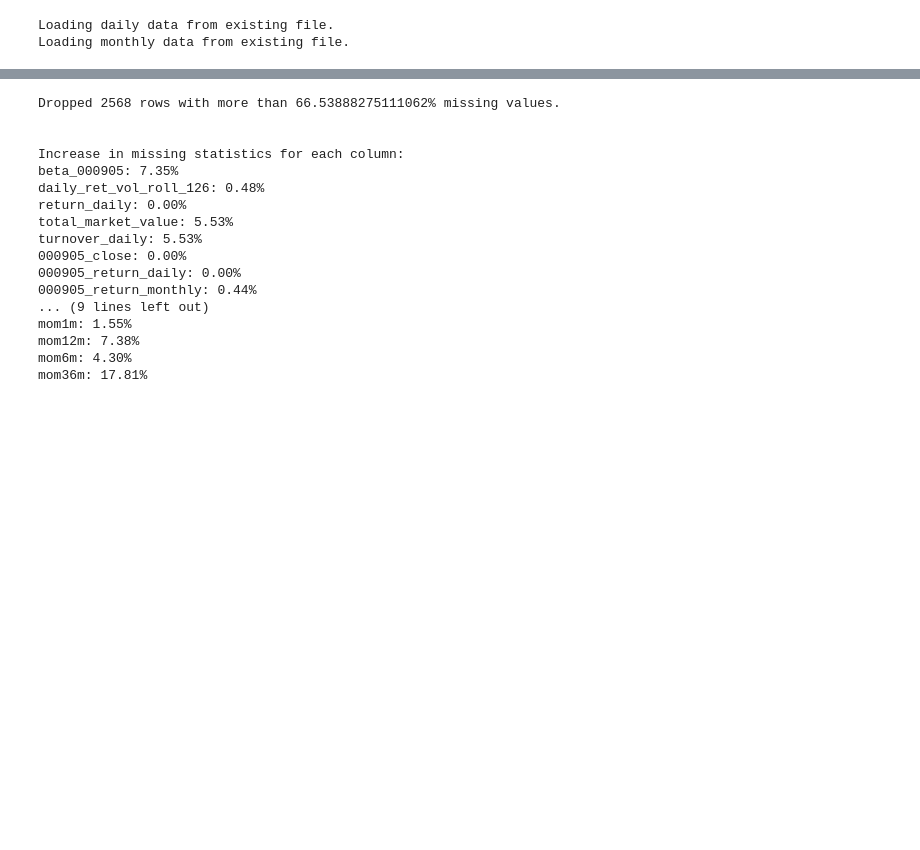
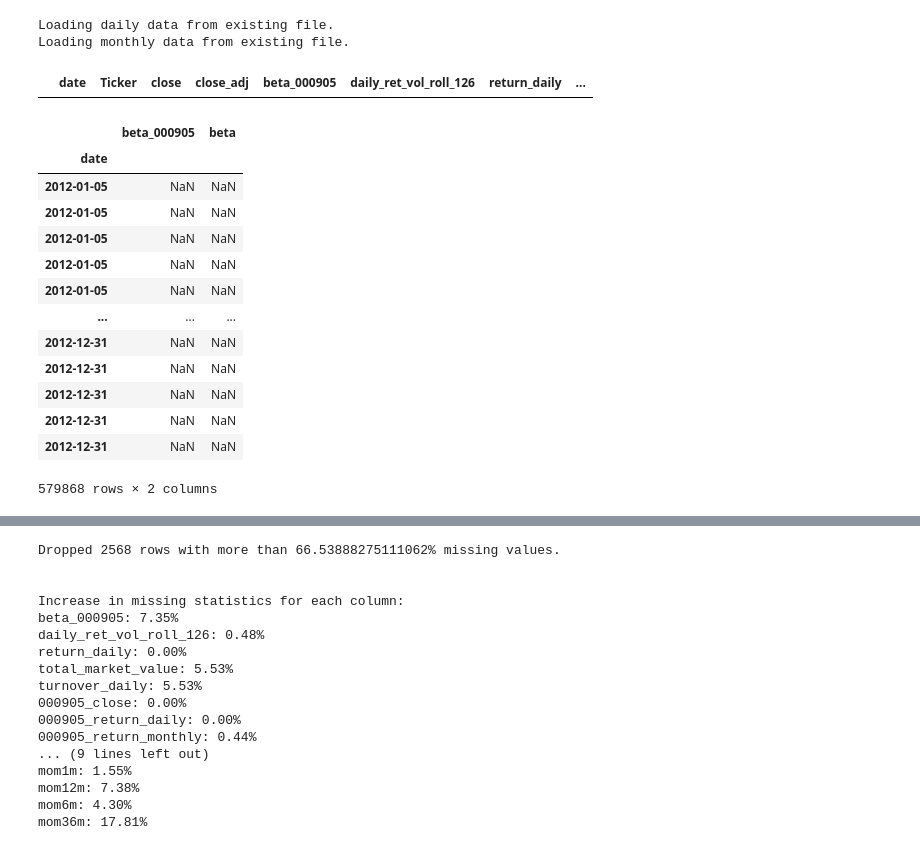
Before and after one commit to howie-zeng/Chinese-Stock-Market-Analysis--Long-Term-Trends, a Jupyter notebook: test.ipynb, the cells around one changed output, grey strips where cells are left out. Saved outputs shown, nothing was run; the diff lists cells and outputs as text; code cells hidden in the pictures; blank space fills up the shorter version.

```diff
--- a/test.ipynb
+++ b/test.ipynb
@@ -33,3 +31,7 @@ Loading monthly data from existing file.
 # %%
 data_daily, data_monthly = fe.feature_construction(merged_data_daily, merged_data_monthly)
 data_monthly_merged = dp.merge_daily_and_monthly_data(data_daily, data_monthly)
+# %%
+merged_data_daily[(merged_data_daily['Ticker'] == '000001') & (pd.to_datetime(merged_data_daily.date).isin(pd.to_datetime(update_indices)))]
+# %% [output]
+|  | date | Ticker | close | close_adj | beta_000905 | daily_ret_vol_roll_126 | return_daily | ... |
@@ -35,0 +42,17 @@ data_monthly_merged = dp.merge_daily_and_monthly_data(data_daily, data_monthly)
+# %%
+bata[['beta_000905', 'beta']]
+# %% [output]
+|  | beta_000905 | beta |
+| date |  |  |
+| 2012-01-05 | NaN | NaN |
+| 2012-01-05 | NaN | NaN |
+| 2012-01-05 | NaN | NaN |
+| 2012-01-05 | NaN | NaN |
+| 2012-01-05 | NaN | NaN |
+| ... | ... | ... |
+| 2012-12-31 | NaN | NaN |
+| 2012-12-31 | NaN | NaN |
+| 2012-12-31 | NaN | NaN |
+| 2012-12-31 | NaN | NaN |
+| 2012-12-31 | NaN | NaN |
+579868 rows × 2 columns
```
Also changed, not shown: parts of 9 cells of this notebook, 2 other files.
